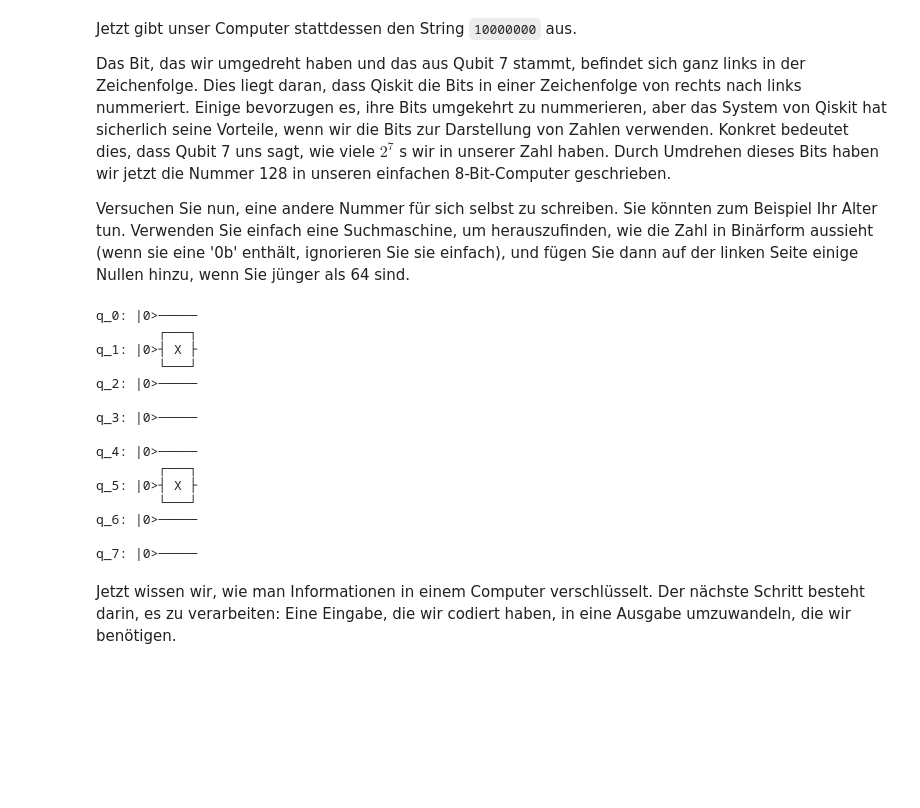
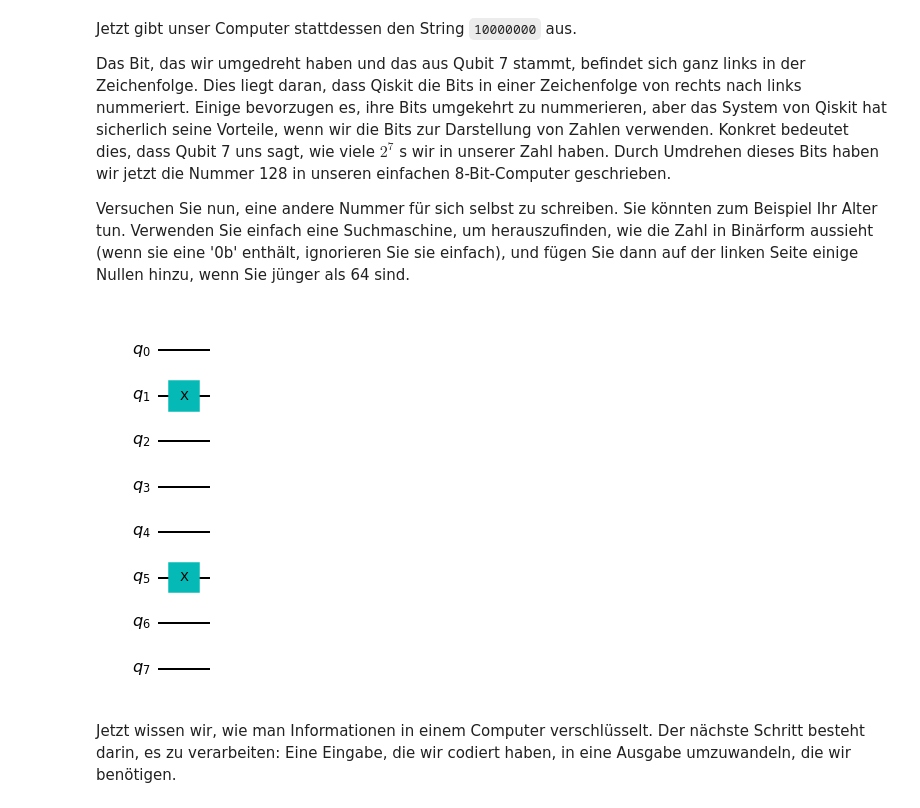
Before and after one commit to czachow/qcmb-training, a Jupyter notebook: content/01-Uebersicht_Einfuehrung.ipynb, the cells around one changed output. Drawn from its saved outputs; the diff is of its cells as text; code cells hidden in the pictures; blank space fills up the shorter version.

```diff
--- a/content/01-Uebersicht_Einfuehrung.ipynb
+++ b/content/01-Uebersicht_Einfuehrung.ipynb
@@ -331,25 +295,11 @@ Verwenden Sie einfach eine Suchmaschine, um herauszufinden, wie die Zahl in Bin
 # %%
 qc_encode = QuantumCircuit(n)
 qc_encode.x(1)
 qc_encode.x(5)
 
-qc_encode.draw()
+qc_encode.draw("mpl")
 # %% [output]
-q_0: |0>─────
-        ┌───┐
-q_1: |0>┤ X ├
-        └───┘
-q_2: |0>─────
-
-q_3: |0>─────
-
-q_4: |0>─────
-        ┌───┐
-q_5: |0>┤ X ├
-        └───┘
-q_6: |0>─────
-
-q_7: |0>─────
+[figure, added]
 # %% [markdown]
 Jetzt wissen wir, wie man Informationen in einem Computer verschlüsselt.
 Der nächste Schritt besteht darin, es zu verarbeiten:
```
Also changed, not shown: parts of 30 cells of this notebook, 4 other files.
